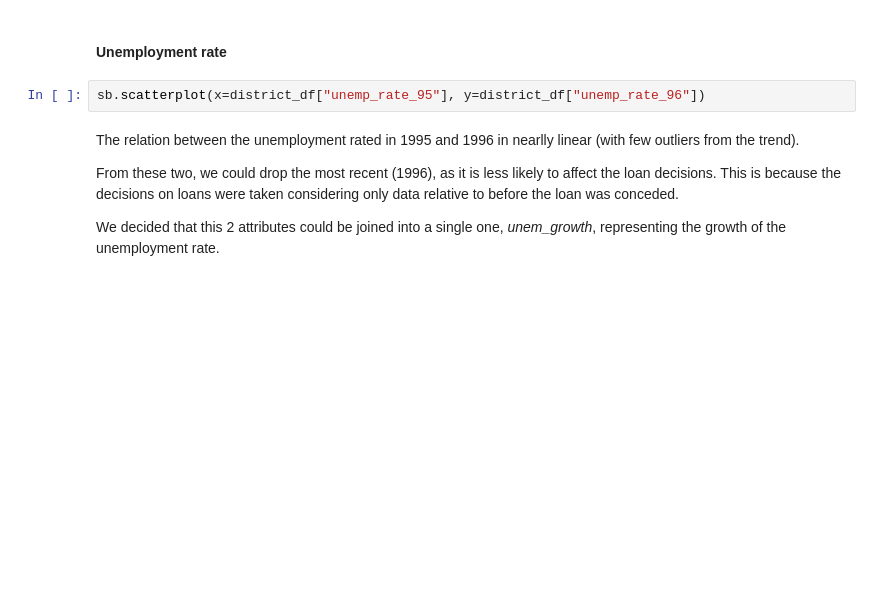
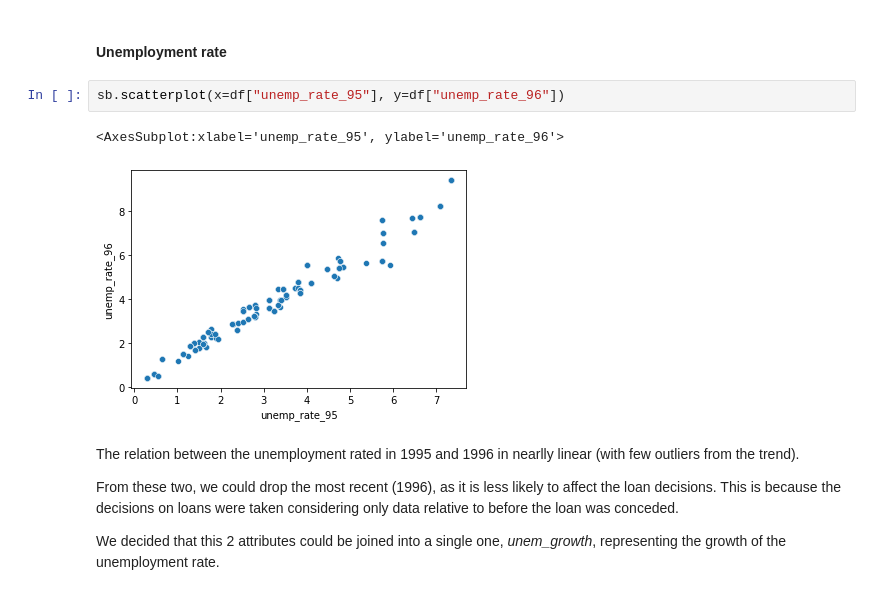
Before and after one commit to JoaoCostaIFG/AC, a Jupyter notebook: Banking.ipynb, the cells around one changed output. Saved outputs shown, nothing was run; the diff lists cells and outputs as text; blank space fills up the shorter version.

```diff
--- a/Banking.ipynb
+++ b/Banking.ipynb
@@ -985,7 +991,10 @@ sb.pairplot(district_df)
 # %% [markdown]
 #### Unemployment rate
 # %%
-sb.scatterplot(x=district_df["unemp_rate_95"], y=district_df["unemp_rate_96"])
+sb.scatterplot(x=df["unemp_rate_95"], y=df["unemp_rate_96"])
+# %% [output]
+<AxesSubplot:xlabel='unemp_rate_95', ylabel='unemp_rate_96'>
+[figure, added]
 # %% [markdown]
 The relation between the unemployment rated in 1995 and 1996 in nearlly linear (with few outliers from the trend).
 
```
Also changed, not shown: parts of 31 cells of this notebook.
